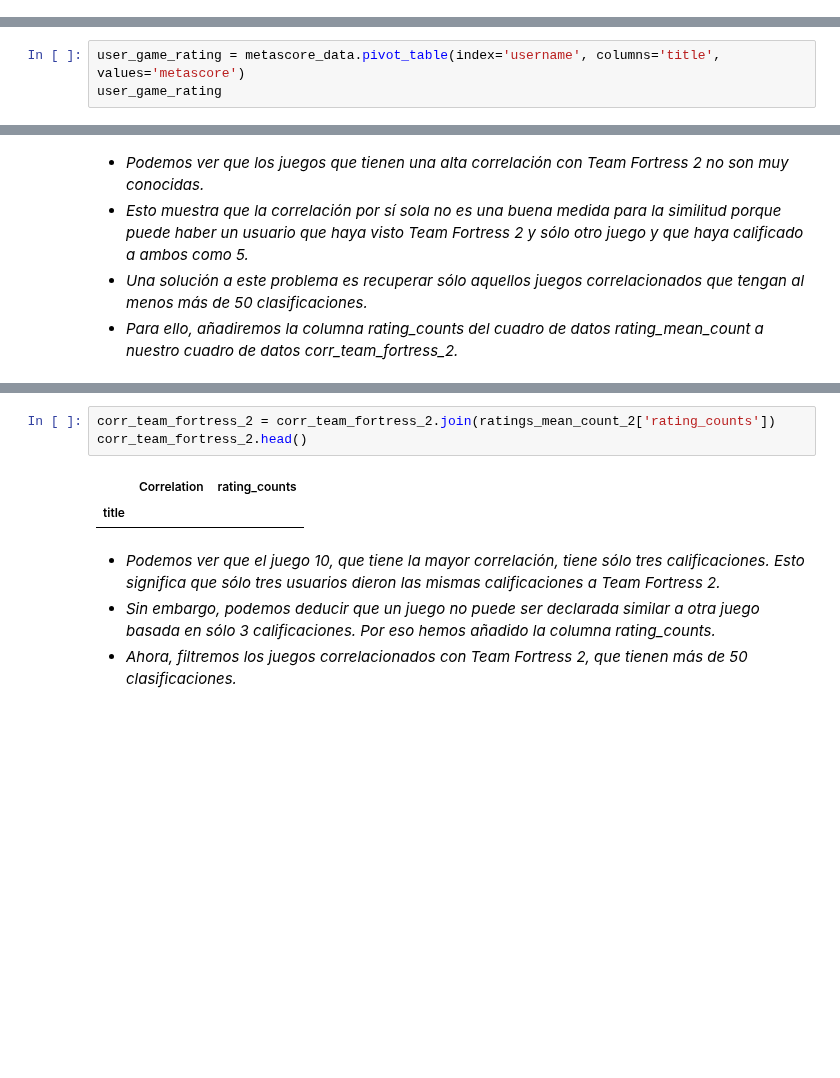
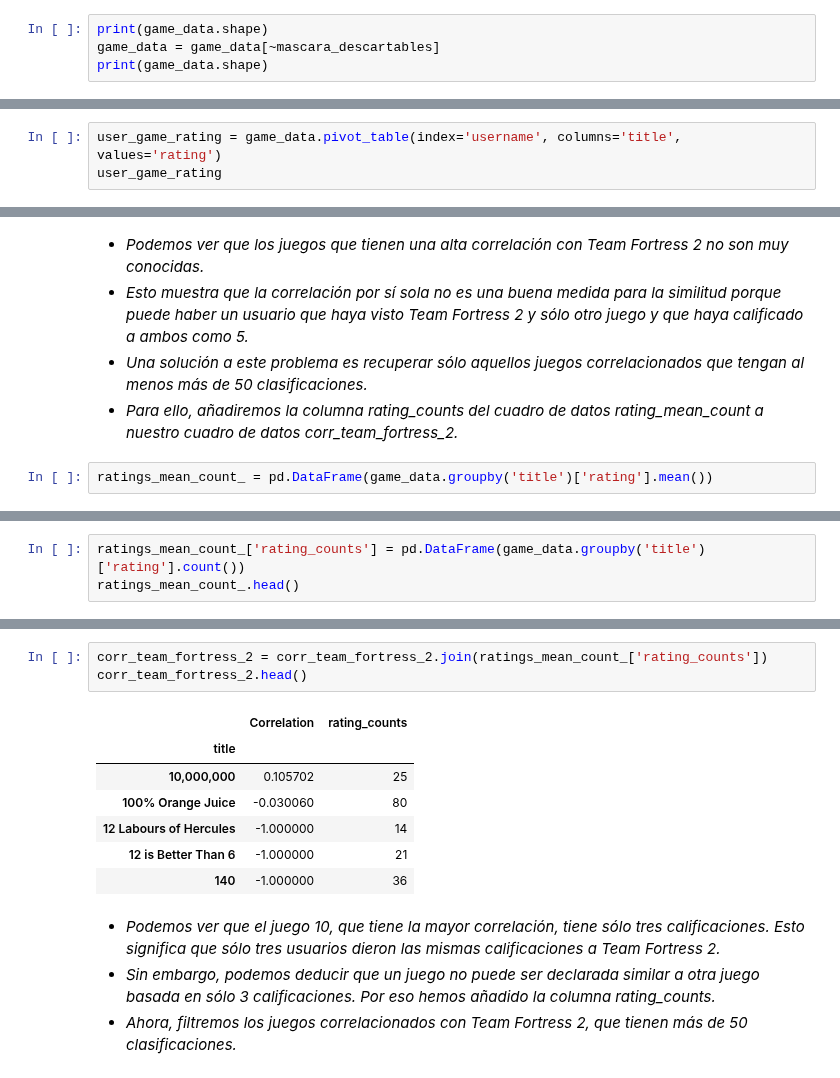
Before and after one commit to alseveso/AcamicaDS, a Jupyter notebook: Proyecto 3/A. Proyecto 03_Alejandra Seveso.ipynb, the cells around one changed output, grey strips where cells are left out. Cells and saved outputs as stored; diff of their text form; blank space fills up the shorter version.

```diff
--- a/Proyecto 3/A. Proyecto 03_Alejandra Seveso.ipynb
+++ b/Proyecto 3/A. Proyecto 03_Alejandra Seveso.ipynb
@@ -1015,0 +929,4 @@ ratings_mean_count_2.head()
+# %%
+print(game_data.shape)
+game_data = game_data[~mascara_descartables]
+print(game_data.shape)
@@ -1026,4 +968,4 @@ Name: metascore, dtype: int64
 # %%
-user_game_rating = metascore_data.pivot_table(index='username', columns='title', values='metascore')
+user_game_rating = game_data.pivot_table(index='username', columns='title', values='rating')
 user_game_rating
 # %% [output]
@@ -1087,3 +1033,5 @@ corr_team_fortress_2.sort_values('Correlation', ascending=False).head(10)
 * *Esto muestra que la correlación por sí sola no es una buena medida para la similitud porque puede haber un usuario que haya visto Team Fortress 2 y sólo otro juego y que haya calificado a ambos como 5.*
 * *Una solución a este problema es recuperar sólo aquellos juegos correlacionados que tengan al menos más de 50 clasificaciones.*
 * *Para ello, añadiremos la columna rating_counts del cuadro de datos rating_mean_count a nuestro cuadro de datos corr_team_fortress_2.*
+# %%
+ratings_mean_count_ = pd.DataFrame(game_data.groupby('title')['rating'].mean())
@@ -1089,0 +1040,3 @@ corr_team_fortress_2.sort_values('Correlation', ascending=False).head(10)
+# %%
+ratings_mean_count_['rating_counts'] = pd.DataFrame(game_data.groupby('title')['rating'].count())
+ratings_mean_count_.head()
@@ -1090,9 +1051,14 @@ corr_team_fortress_2.sort_values('Correlation', ascending=False).head(10)
 # %%
-corr_team_fortress_2 = corr_team_fortress_2.join(ratings_mean_count_2['rating_counts'])
+corr_team_fortress_2 = corr_team_fortress_2.join(ratings_mean_count_['rating_counts'])
 corr_team_fortress_2.head()
 # %% [output]
 |  | Correlation | rating_counts |
 | title |  |  |
+| 10,000,000 | 0.105702 | 25 |
+| 100% Orange Juice | -0.030060 | 80 |
+| 12 Labours of Hercules | -1.000000 | 14 |
+| 12 is Better Than 6 | -1.000000 | 21 |
+| 140 | -1.000000 | 36 |
 # %% [markdown]
 * *Podemos ver que el juego 10, que tiene la mayor correlación, tiene sólo tres calificaciones. Esto significa que sólo tres usuarios dieron las mismas calificaciones a Team Fortress 2.*
 * *Sin embargo, podemos deducir que un juego no puede ser declarada similar a otra juego basada en sólo 3 calificaciones. Por eso hemos añadido la columna rating_counts.*
```
Also changed, not shown: parts of 45 cells of this notebook, 1 other file.
